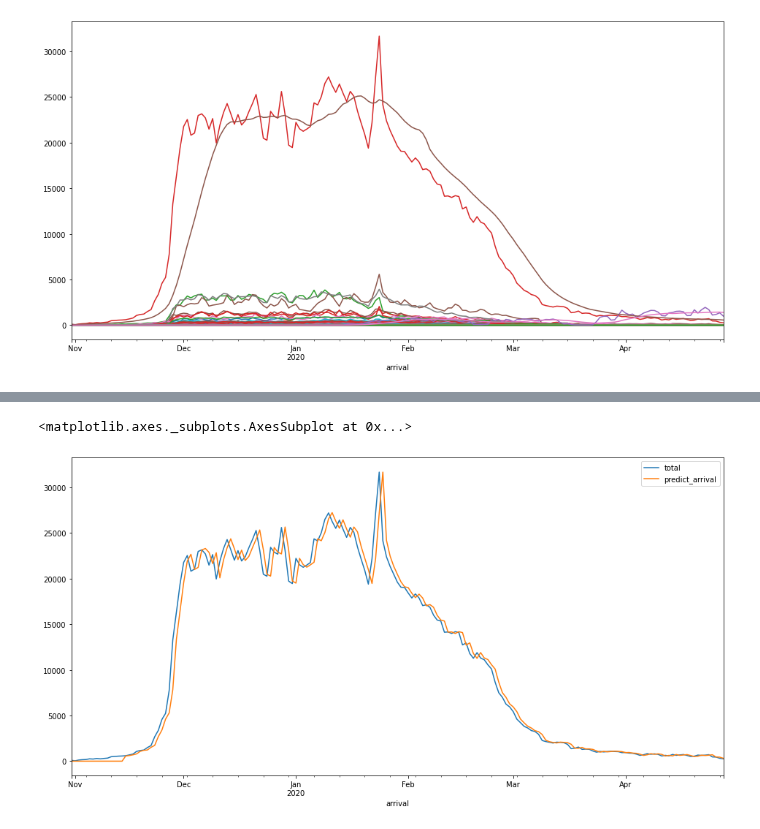
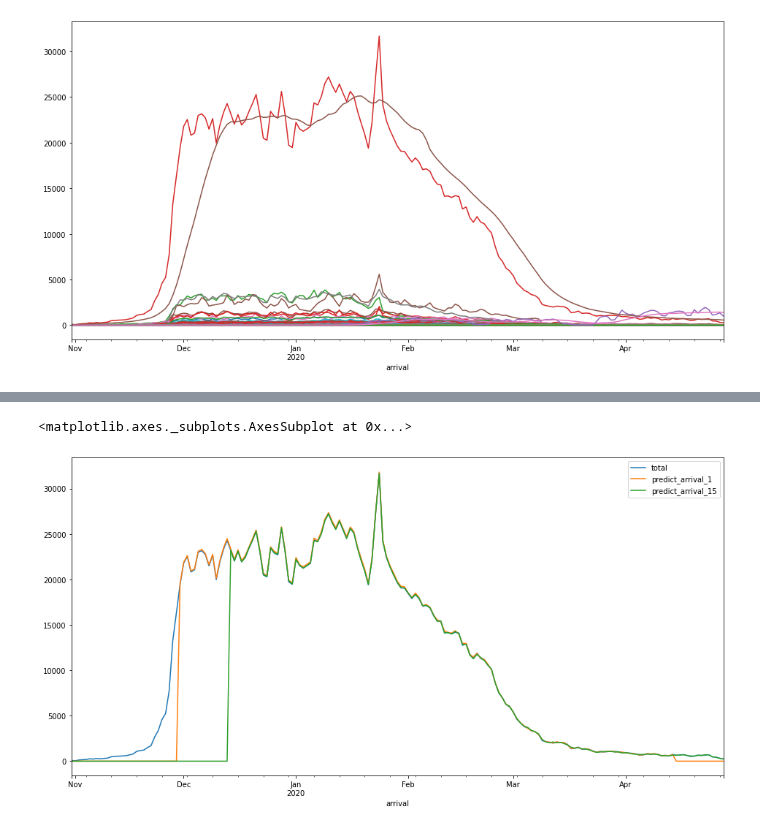
Before and after one commit to dolmani38/ai_corona, a Jupyter notebook: ai_corona.ipynb, the cells around one changed output, grey strips where cells are left out. Cells and saved outputs as stored; diff of their text form; code cells hidden in the pictures.

```diff
--- a/ai_corona.ipynb
+++ b/ai_corona.ipynb
@@ -247,7 +248,7 @@ data = (raw_ds.drop(columns=['total'])).to_numpy()
 train_x = []
 train_y = []
 
-for i in range(data.shape[0]-window-forecast_days):
+for i in range(data.shape[0]-window-forecast_days + 1):
     sub_x = []
     for j in range(window):
         sub_x.append(data[i+j,:])
@@ -333,5 +334,5 @@ Non-trainable params: 0
 _________________________________________________________________
 # %%
 #학습 시작...
-hist = model.fit(train_x, train_y, epochs=1000,verbose=1)
+hist = model.fit(train_x, train_y, epochs=800,verbose=1)
 # %% [output]
@@ -384,6 +405,9 @@ predit_y,predit_y.shape
 # %%
-# window에 의해 차이나는 부분의 보정 처리...
-predit_y = np.concatenate((np.zeros(window+ forecast), predit_y), axis=0)
-print(data.shape)
-print(predit_y.shape)
+# window와 forecast_days에 의해 실제 날자와 차이나는 부분의 보정 처리...
+predit = []
+for forecast in range(forecast_days):
+  predit.append(list(np.concatenate((np.zeros(window+ forecast), predit_y[:,forecast],np.zeros(forecast_days-forecast-1)), axis=0)))
+
+a = pd.DataFrame(predit)
+a
 # %% [output]
@@ -392,8 +431,10 @@ print(predit_y.shape)
 # %%
 # 예측치를 chart에 같이 그려서 확인
-raw_ds['predict_arrival'] = predit_y
-raw_ds.plot(y=['total','predict_arrival'],figsize=(16,8))
+comp_ds = raw_ds.copy()
+comp_ds['predict_arrival_1'] = predit[0]
+comp_ds['predict_arrival_15'] = predit[14]
+comp_ds.plot(y=['total','predict_arrival_1','predict_arrival_15'],figsize=(16,8))
 # 예측치가 overfit 되어 보이기도...
 # %% [output]
 <matplotlib.axes._subplots.AxesSubplot at 0x...>
-[figure, old version]
+[figure, new version]
```
Also changed, not shown: parts of 22 cells of this notebook.
